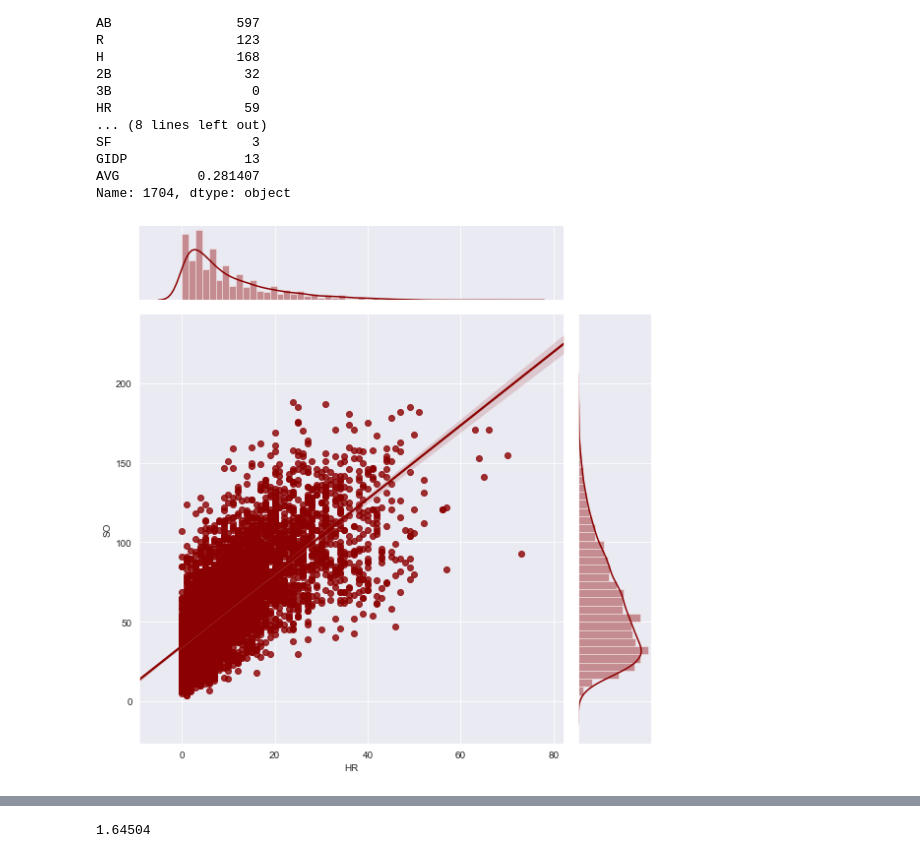
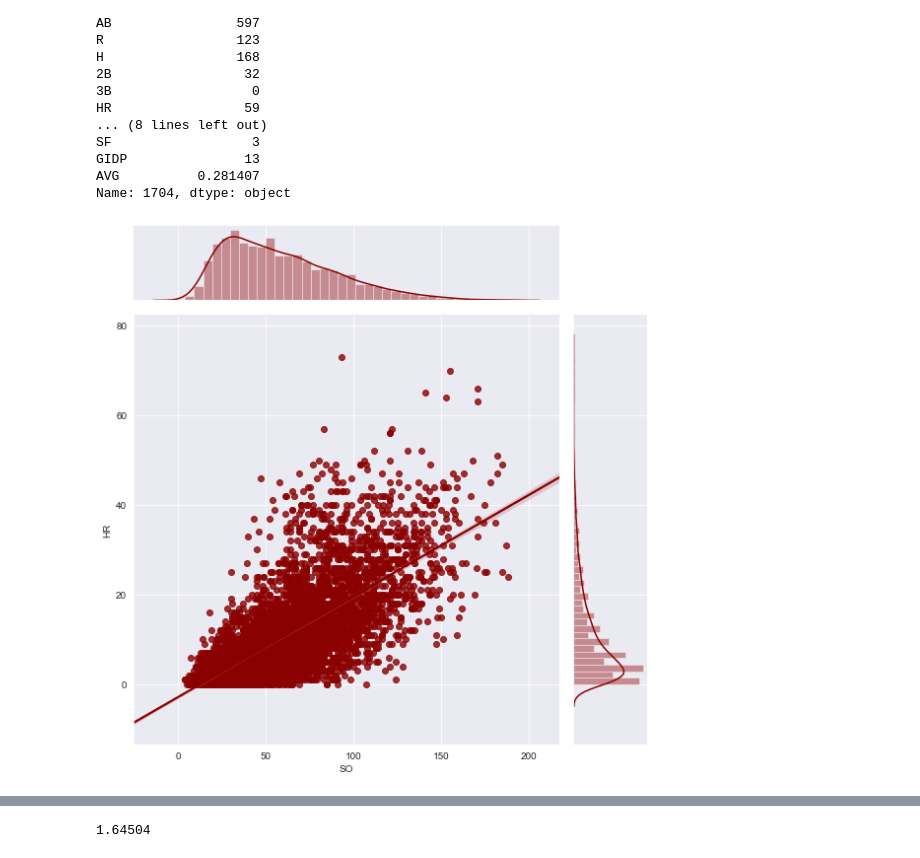
Before and after one commit to cjriggio/juiced, a Jupyter notebook: Juice-vs-Steroids.ipynb, the cells around one changed output, grey strips where cells are left out. Saved outputs shown, nothing was run; the diff lists cells and outputs as text; code cells hidden in the pictures.

```diff
--- a/Juice-vs-Steroids.ipynb
+++ b/Juice-vs-Steroids.ipynb
@@ -293,7 +310,7 @@ GIDP               13
 AVG          0.281407
 Name: 1704, dtype: object
 # %%
-sns.jointplot(x='HR', y='SO', data=steroids, kind='reg', height=8, color='darkred');
+sns.jointplot(x='SO', y='HR', data=steroids, kind='reg', height=8, color='darkred');
 # %% [output]
-[figure, old version]
+[figure, new version]
 # %%
```
Also changed, not shown: parts of 13 cells of this notebook, 9 other files.
